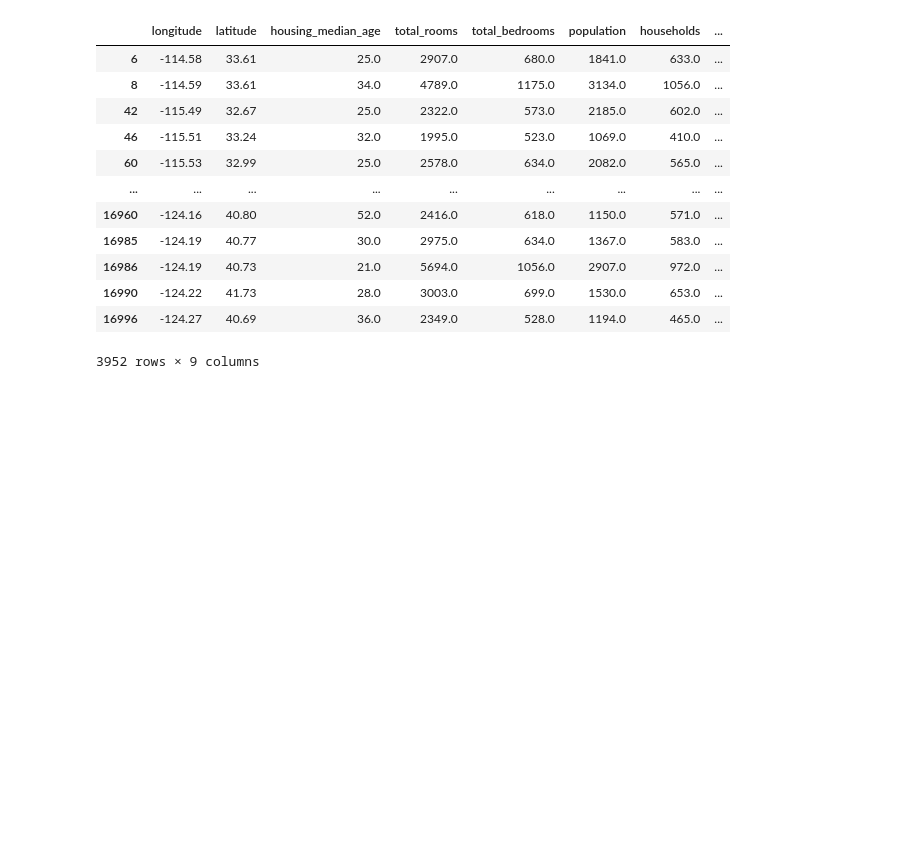
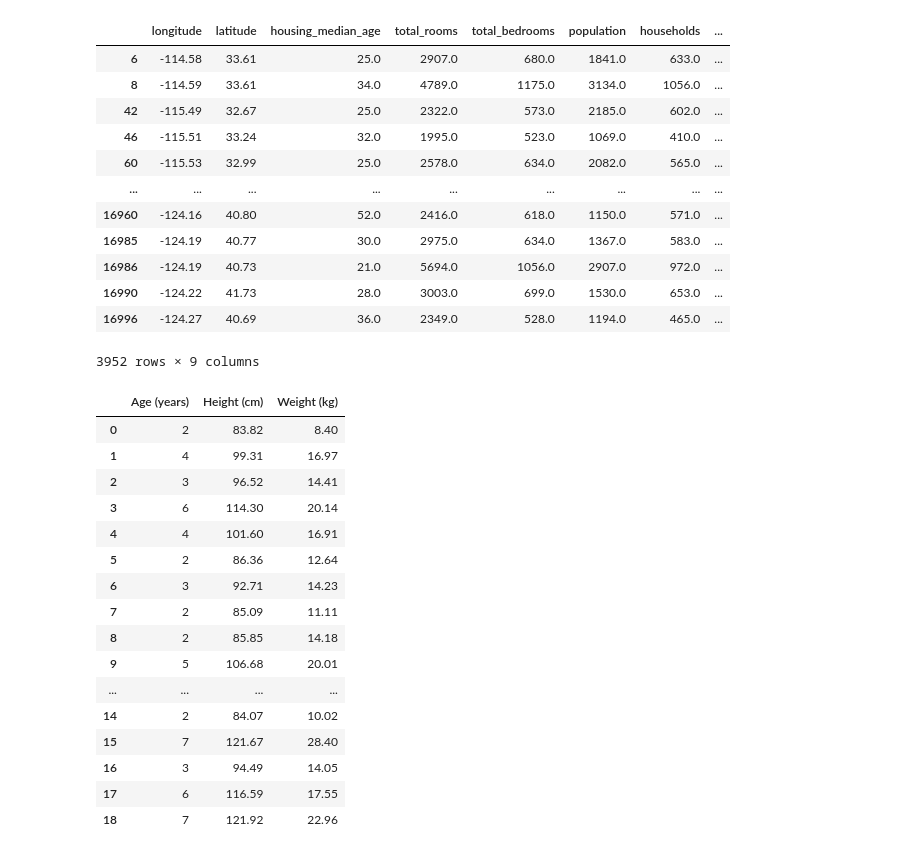
Before and after one commit to Aliyamkamila/Fundamental-Data-Science, a Jupyter notebook: Pandas.ipynb, the cells around one changed output. Drawn from its saved outputs; the diff is of its cells as text; code cells hidden in the pictures; blank space fills up the shorter version.

```diff
--- a/Pandas.ipynb
+++ b/Pandas.ipynb
@@ -449,0 +454,42 @@ housing[(housing['housing_median_age'] > 20.0) & (housing['total_bedrooms'] > 50
+# %%
+body_measurement_df = pd.DataFrame.from_records(( # membuat dataframe manual
+  (2, 83.82, 8.4),
+  (4, 99.31, 16.97),
+  (3, 96.52, 14.41),
+  (6, 114.3, 20.14),
+  (4, 101.6, 16.91),
+  (2, 86.36, 12.64),
+  (3, 92.71, 14.23),
+  (2, 85.09, 11.11),
+  (2, 85.85, 14.18),
+  (5, 106.68, 20.01),
+  (4, 99.06, 13.17),
+  (5, 109.22, 15.36),
+  (4, 100.84, 14.78),
+  (6, 115.06, 20.06),
+  (2, 84.07, 10.02),
+  (7, 121.67, 28.4),
+  (3, 94.49, 14.05),
+  (6, 116.59, 17.55),
+  (7, 121.92, 22.96),
+), columns=("Age (years)", "Height (cm)", "Weight (kg)"))
+
+body_measurement_df
+# %% [output]
+|  | Age (years) | Height (cm) | Weight (kg) |
+| 0 | 2 | 83.82 | 8.40 |
+| 1 | 4 | 99.31 | 16.97 |
+| 2 | 3 | 96.52 | 14.41 |
+| 3 | 6 | 114.30 | 20.14 |
+| 4 | 4 | 101.60 | 16.91 |
+| 5 | 2 | 86.36 | 12.64 |
+| 6 | 3 | 92.71 | 14.23 |
+| 7 | 2 | 85.09 | 11.11 |
+| 8 | 2 | 85.85 | 14.18 |
+| 9 | 5 | 106.68 | 20.01 |
+| ... | ... | ... | ... |
+| 14 | 2 | 84.07 | 10.02 |
+| 15 | 7 | 121.67 | 28.40 |
+| 16 | 3 | 94.49 | 14.05 |
+| 17 | 6 | 116.59 | 17.55 |
+| 18 | 7 | 121.92 | 22.96 |
```
Also changed, not shown: parts of 12 cells of this notebook.
